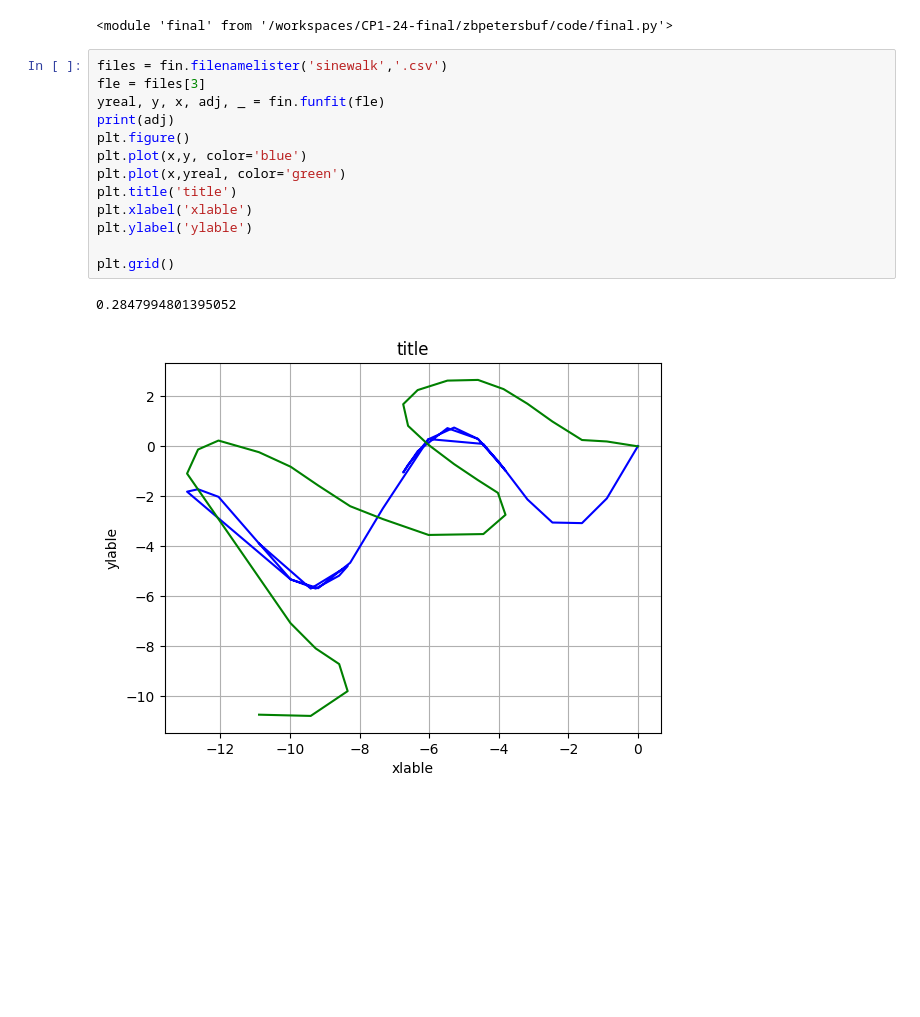
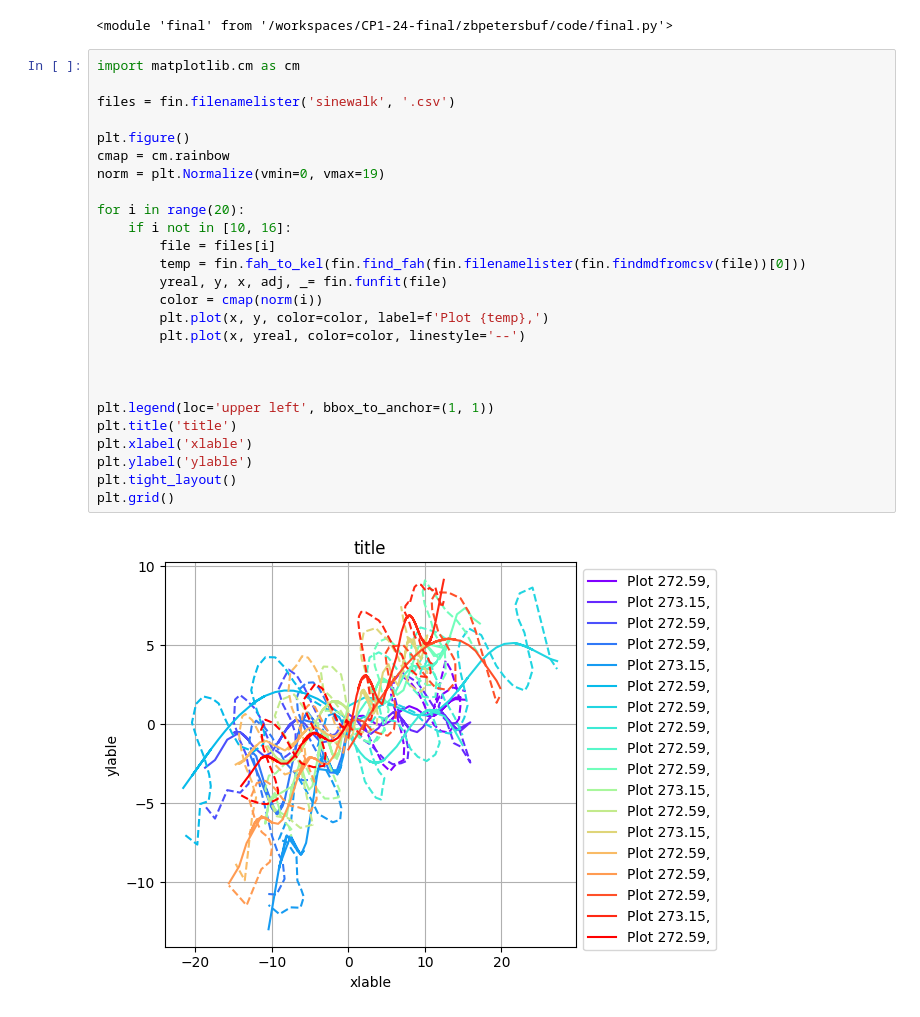
Before and after one commit to zbpetersbuf/CP1-24-final, a Jupyter notebook: zbpetersbuf/documentation/final.ipynb, the cells around one changed output. Cells and saved outputs as stored; diff of their text form; blank space fills up the shorter version.

```diff
--- a/zbpetersbuf/documentation/final.ipynb
+++ b/zbpetersbuf/documentation/final.ipynb
@@ -17,18 +17,30 @@ importlib.reload(final)
 # %% [output]
 <module 'final' from '/workspaces/CP1-24-final/zbpetersbuf/code/final.py'>
 # %%
-files = fin.filenamelister('sinewalk','.csv')
-fle = files[3]
-yreal, y, x, adj, _ = fin.funfit(fle)
-print(adj)
+import matplotlib.cm as cm
+
+files = fin.filenamelister('sinewalk', '.csv')
+
 plt.figure()
-plt.plot(x,y, color='blue')
-plt.plot(x,yreal, color='green')
+cmap = cm.rainbow
+norm = plt.Normalize(vmin=0, vmax=19)
+
+for i in range(20):
+    if i not in [10, 16]:
+        file = files[i]
+        temp = fin.fah_to_kel(fin.find_fah(fin.filenamelister(fin.findmdfromcsv(file))[0]))
+        yreal, y, x, adj, _= fin.funfit(file)
+        color = cmap(norm(i))
+        plt.plot(x, y, color=color, label=f'Plot {temp},')
+        plt.plot(x, yreal, color=color, linestyle='--')
+
+
+
+plt.legend(loc='upper left', bbox_to_anchor=(1, 1))
 plt.title('title')
 plt.xlabel('xlable')
 plt.ylabel('ylable')
-
+plt.tight_layout()
 plt.grid()
 # %% [output]
-0.2847994801395052
-[figure, old version]
+[figure, new version]
```
Also changed, not shown: parts of 6 cells of this notebook, 1 other file.
